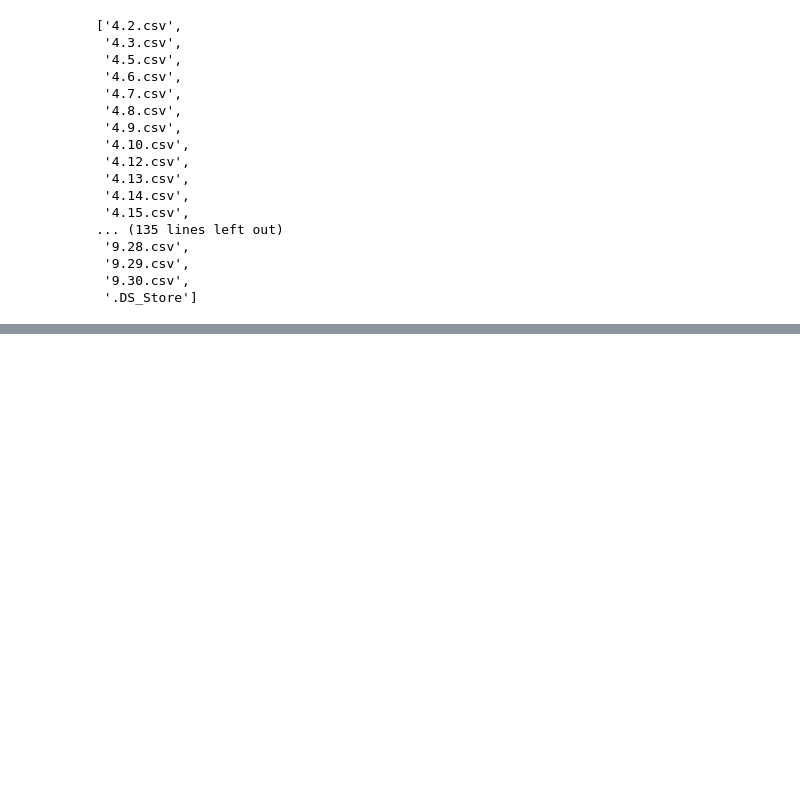
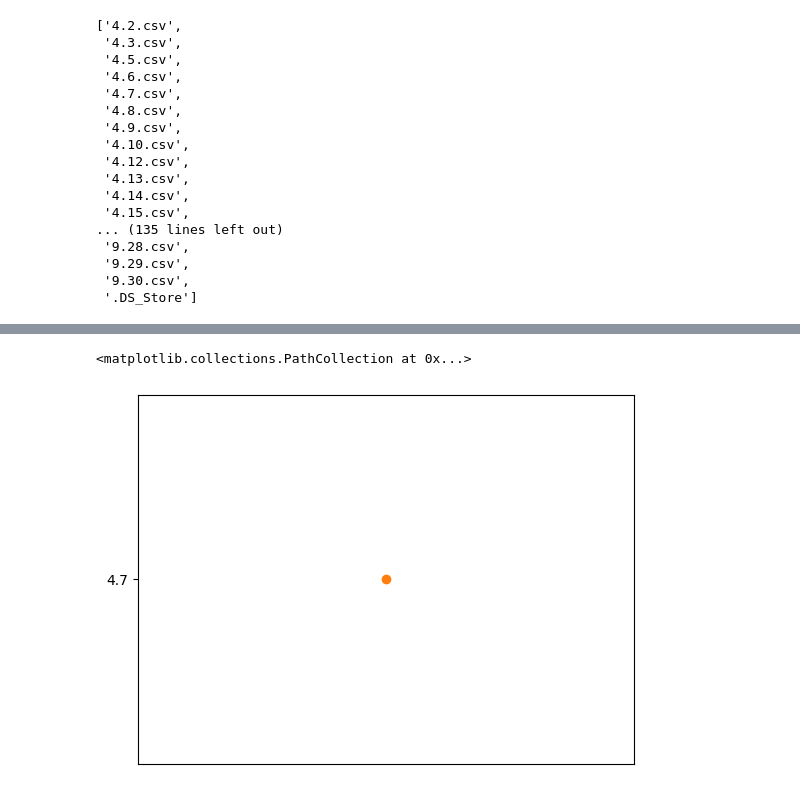
Before and after one commit to JorimJoram/BaseBall_Posting, a Jupyter notebook: Data_Crawling/Schedule.ipynb, the cells around one changed output, grey strips where cells are left out. Cells and saved outputs as stored; diff of their text form; code cells hidden in the pictures; blank space fills up the shorter version.

```diff
--- a/Data_Crawling/Schedule.ipynb
+++ b/Data_Crawling/Schedule.ipynb
@@ -184,0 +258,3 @@ test_df
+# %%
+num_list = [int(i) for i in range(1,11)]
+num_list
@@ -184,0 +263,4 @@ test_df
+# %%
+test_data.columns = num_list
+file = file.replace('.csv','')
+test_data.loc["일자"] = file
@@ -184,0 +274,5 @@ test_df
+# %%
+result_df = pd.DataFrame(test_data.loc[["일자", "팀명", "순위"]])
+result_df = result_df.T
+# %%
+result_df.index = result_df["팀명"]
@@ -184,0 +294,11 @@ test_df
+# %%
+from matplotlib import pyplot as plt
+LG_y = result_df.loc["LG", "순위"]
+LG_x = result_df.loc["LG", "일자"]
+NC_x = result_df.loc["NC", "순위"]
+NC_y = result_df.loc["NC", "일자"]
+plt.scatter(LG_x, LG_y)
+plt.scatter(NC_x, NC_y)
+# %% [output]
+<matplotlib.collections.PathCollection at 0x...>
+[figure, added]
```
Also changed, not shown: parts of 15 cells of this notebook.
